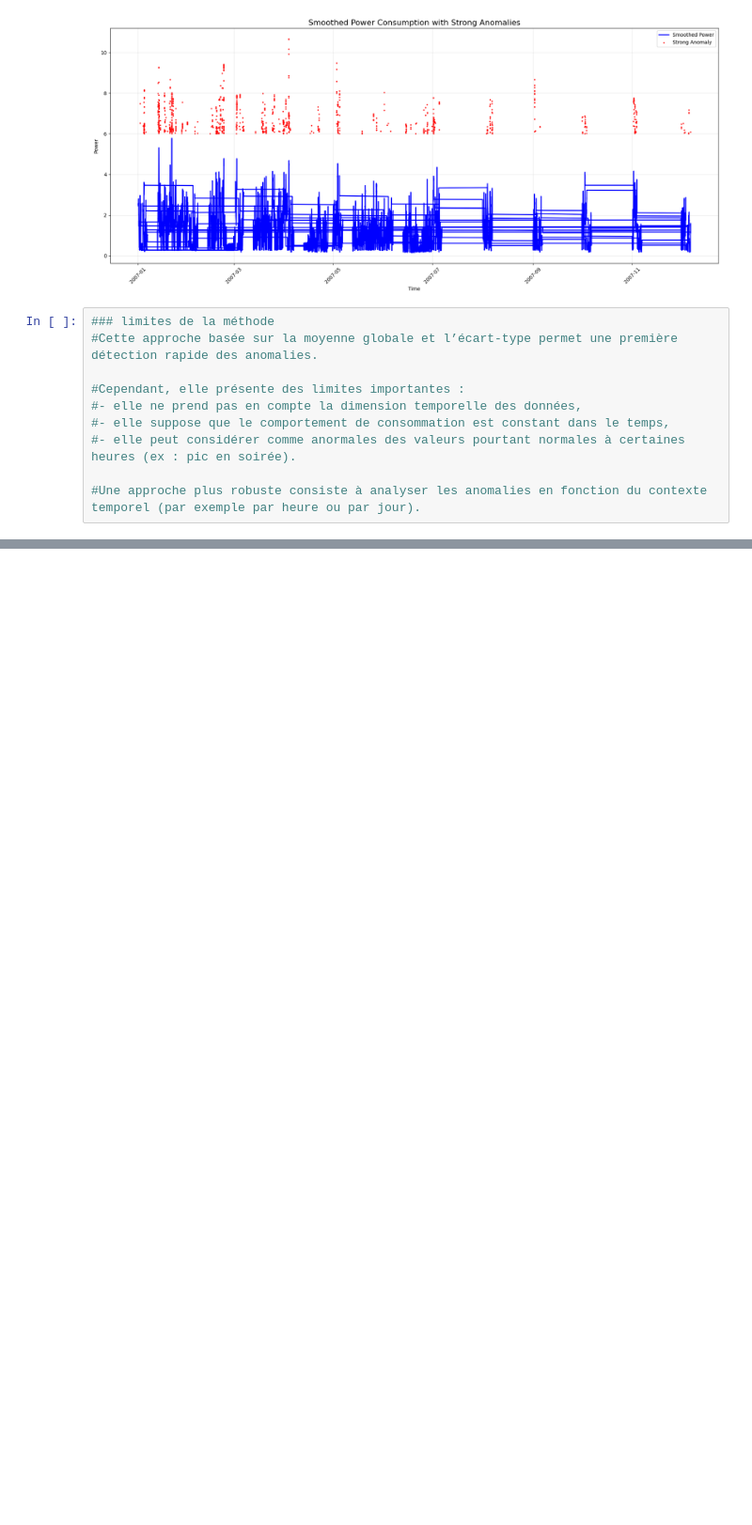
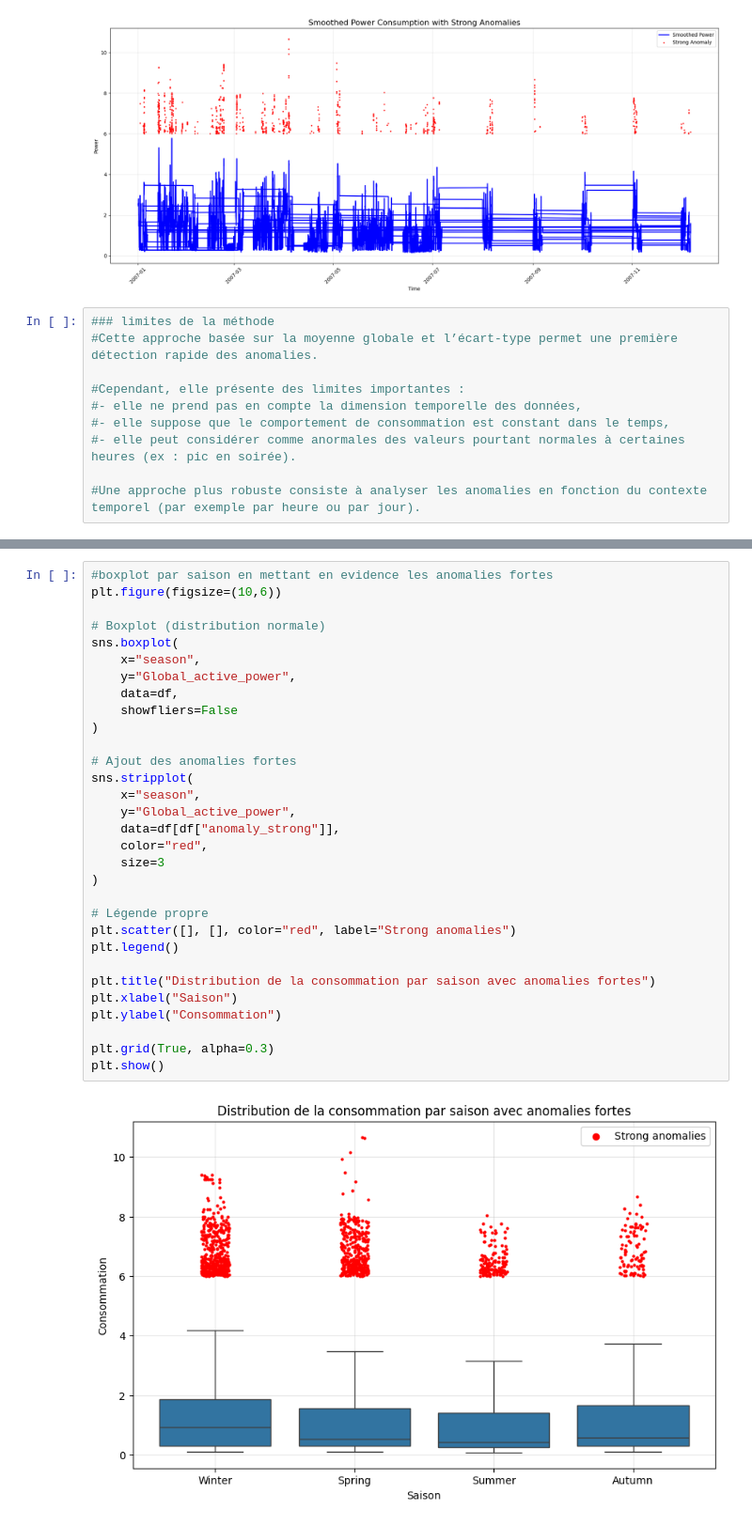
Before and after one commit to julienmelnic/energy-consumption-analysis, a Jupyter notebook: notebook.ipynb, the cells around one changed output, grey strips where cells are left out. Shown at 94% size. Cells and saved outputs as stored; diff of their text form; blank space fills up the shorter version.

```diff
--- a/notebook.ipynb
+++ b/notebook.ipynb
@@ -283,0 +370,33 @@ plt.show()
+# %%
+#boxplot par saison en mettant en evidence les anomalies fortes
+plt.figure(figsize=(10,6))
+
+# Boxplot (distribution normale)
+sns.boxplot(
+    x="season",
+    y="Global_active_power",
+    data=df,
+    showfliers=False
+)
+
+# Ajout des anomalies fortes
+sns.stripplot(
+    x="season",
+    y="Global_active_power",
+    data=df[df["anomaly_strong"]],
+    color="red",
+    size=3
+)
+
+# Légende propre
+plt.scatter([], [], color="red", label="Strong anomalies")
+plt.legend()
+
+plt.title("Distribution de la consommation par saison avec anomalies fortes")
+plt.xlabel("Saison")
+plt.ylabel("Consommation")
+
+plt.grid(True, alpha=0.3)
+plt.show()
+# %% [output]
+[figure, added]
```
Also changed, not shown: parts of 13 cells of this notebook.
